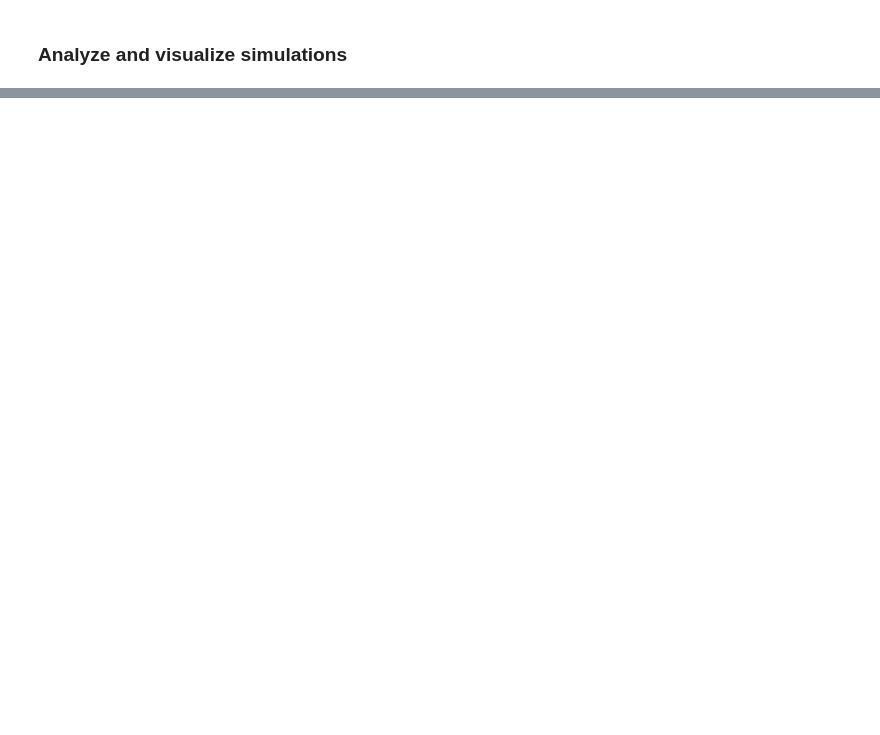
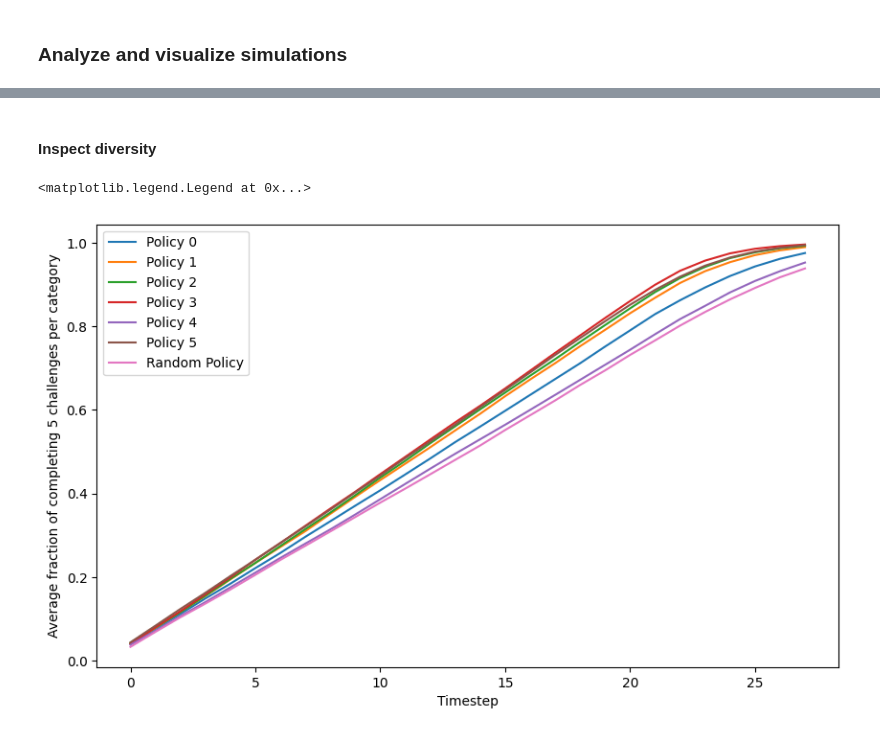
Before and after one commit to shirleyxindi/morl-personalization, a Jupyter notebook: src/PIMORLD.ipynb, the cells around one changed output, grey strips where cells are left out. Drawn from its saved outputs; the diff is of its cells as text; code cells hidden in the pictures; blank space fills up the shorter version.

```diff
--- a/src/PIMORLD.ipynb
+++ b/src/PIMORLD.ipynb
@@ -389,0 +503,9 @@ interactive(children=(Dropdown(description='Objective:', options=(('Time Require
+# %%
+for idx, sim_res in enumerate(all_policies):
+    num_completed = np.stack(sim_res['num_completed']).reshape(NUM_USERS, NUM_TIMESTEPS)[:, -1]
+    adherence_per_user = num_completed / NUM_TIMESTEPS
+    grand_mean = np.mean(adherence_per_user)
+    n = NUM_USERS
+    sem = stats.sem(adherence_per_user)
+    ci = stats.t.interval(0.95, df=n-1, loc=grand_mean, scale=sem)
+    print(f"{policy_names[idx]:<15} | Adherence: {grand_mean:.4f} | 95% CI: ({ci[0]:.4f}, {ci[1]:.4f})")
@@ -389,0 +526,8 @@ interactive(children=(Dropdown(description='Objective:', options=(('Time Require
+# %%
+features = ["Tiredness", "Time available", "Perceived usefulness"]
+for idx, sim_res in enumerate(all_policies):
+    states = np.stack(sim_res['state']).reshape(NUM_USERS, NUM_TIMESTEPS, -1)[:, -1, 0:3]
+    for i in range(NUM_FEATURES):
+        feature_values = states[:, i]
+        count_per_value = np.bincount(feature_values.astype(int))
+        print(f"Policy {policy_names[idx]} - Feature {features[i]}: Value distribution: {count_per_value}")
@@ -389,0 +552,18 @@ interactive(children=(Dropdown(description='Objective:', options=(('Time Require
+# %% [markdown]
+#### Inspect diversity
+# %%
+plt.figure(figsize=(10, 6))
+for idx, sim_res in enumerate(all_policies):
+    counts_per_category = np.stack(sim_res['counts_per_category']).reshape(NUM_USERS, NUM_TIMESTEPS, -1)
+    max_count_per_category = 5
+    counts_per_category = np.clip(counts_per_category, 0, max_count_per_category)
+    counts = counts_per_category.sum(axis=2)
+    fraction_completed = counts / (max_count_per_category*4)
+    mean_fraction_completed = fraction_completed.mean(axis=0)
+    plt.plot(mean_fraction_completed, label=policy_names[idx])
+plt.xlabel('Timestep')
+plt.ylabel(f'Average fraction of completing {max_count_per_category} challenges per category')
+plt.legend()
+# %% [output]
+<matplotlib.legend.Legend at 0x...>
+[figure, added]
```
Also changed, not shown: parts of 30 cells of this notebook, 11 other files.
